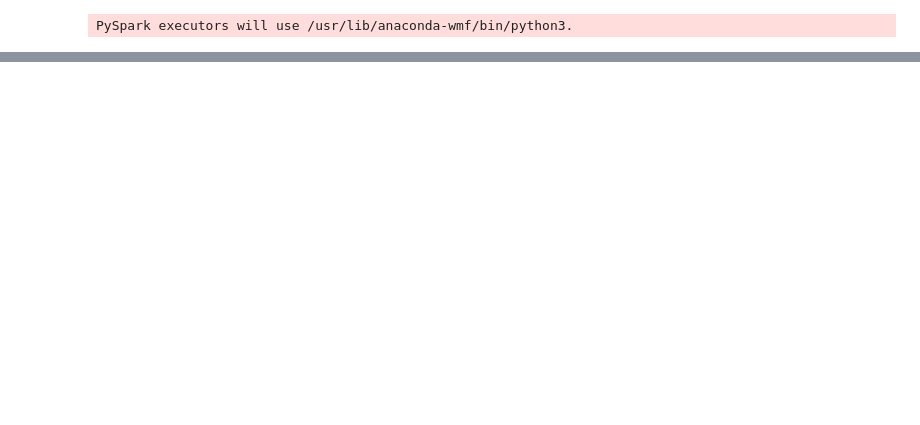
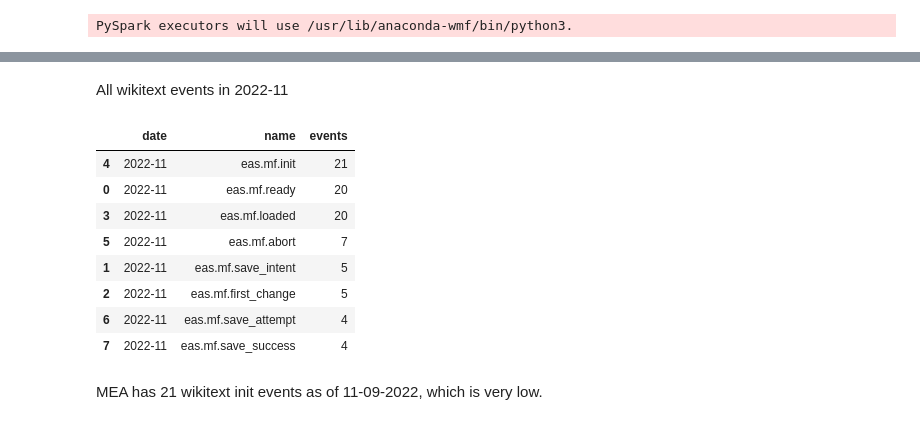
Before and after one commit to wikimedia-research/metrics-platform-data-qa, a Jupyter notebook: QA2_event.mediawiki_edit_attempt.ipynb, the cells around one changed output, grey strips where cells are left out. Cells and saved outputs as stored; diff of their text form; code cells hidden in the pictures; blank space fills up the shorter version.

```diff
--- a/QA2_event.mediawiki_edit_attempt.ipynb
+++ b/QA2_event.mediawiki_edit_attempt.ipynb
@@ -339,0 +247,16 @@ mea_query1.sort_values(by=['date'],ascending=False)
+# %% [markdown]
+All wikitext events in 2022-11
+# %%
+mea_query2.sort_values(by=['events'],ascending=False)
+# %% [output]
+|  | date | name | events |
+| 4 | 2022-11 | eas.mf.init | 21 |
+| 0 | 2022-11 | eas.mf.ready | 20 |
+| 3 | 2022-11 | eas.mf.loaded | 20 |
+| 5 | 2022-11 | eas.mf.abort | 7 |
+| 1 | 2022-11 | eas.mf.save_intent | 5 |
+| 2 | 2022-11 | eas.mf.first_change | 5 |
+| 6 | 2022-11 | eas.mf.save_attempt | 4 |
+| 7 | 2022-11 | eas.mf.save_success | 4 |
+# %% [markdown]
+MEA has 21 wikitext init events as of 11-09-2022, which is very low.
```
Also changed, not shown: parts of 19 cells of this notebook, 1 other file.
